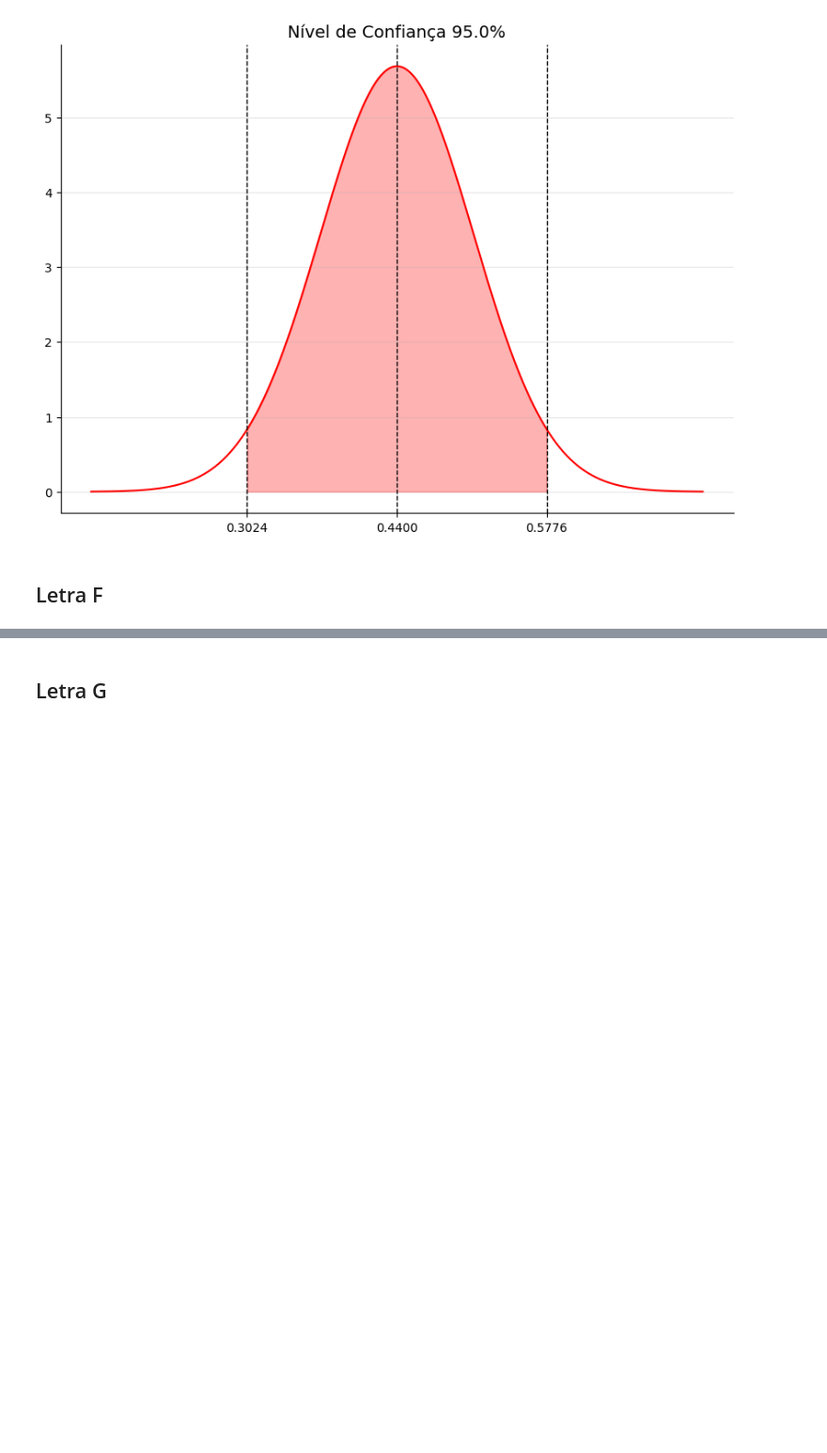
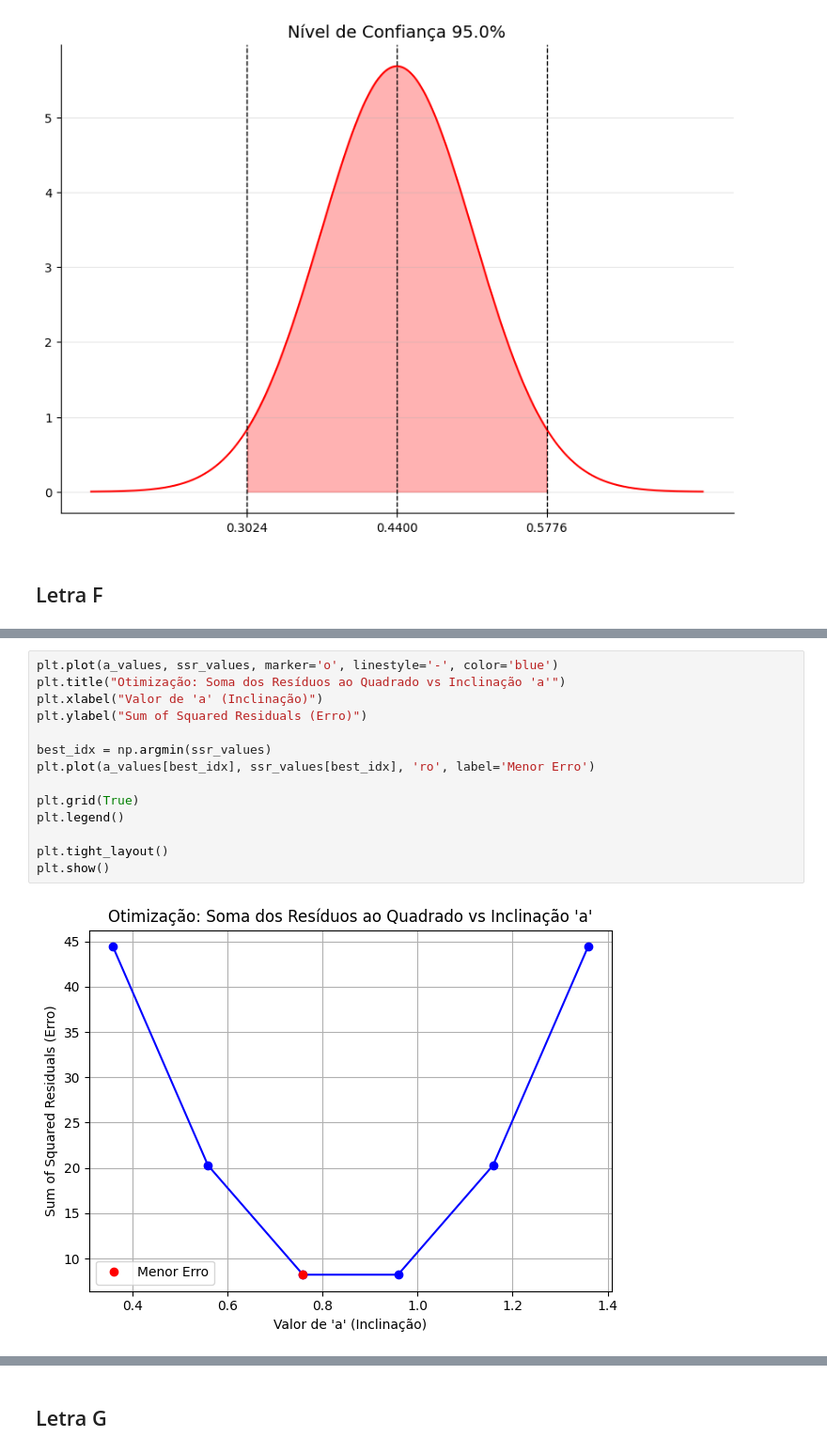
Before and after one commit to kmiepng/Matematica-Computacional, a Jupyter notebook: Atividades/atividade_2_2.ipynb, the cells around one changed output, grey strips where cells are left out. Shown at 94% size. Cells and saved outputs as stored; diff of their text form; blank space fills up the shorter version.

```diff
--- a/Atividades/atividade_2_2.ipynb
+++ b/Atividades/atividade_2_2.ipynb
@@ -282,0 +360,16 @@ Intervalo de Confiaça: [0.30241108668071887, 0.5775889133192811]
+# %%
+plt.plot(a_values, ssr_values, marker='o', linestyle='-', color='blue')
+plt.title("Otimização: Soma dos Resíduos ao Quadrado vs Inclinação 'a'")
+plt.xlabel("Valor de 'a' (Inclinação)")
+plt.ylabel("Sum of Squared Residuals (Erro)")
+
+best_idx = np.argmin(ssr_values)
+plt.plot(a_values[best_idx], ssr_values[best_idx], 'ro', label='Menor Erro')
+
+plt.grid(True)
+plt.legend()
+
+plt.tight_layout()
+plt.show()
+# %% [output]
+[figure, added]
```
Also changed, not shown: parts of 7 cells of this notebook, 2 other files.
